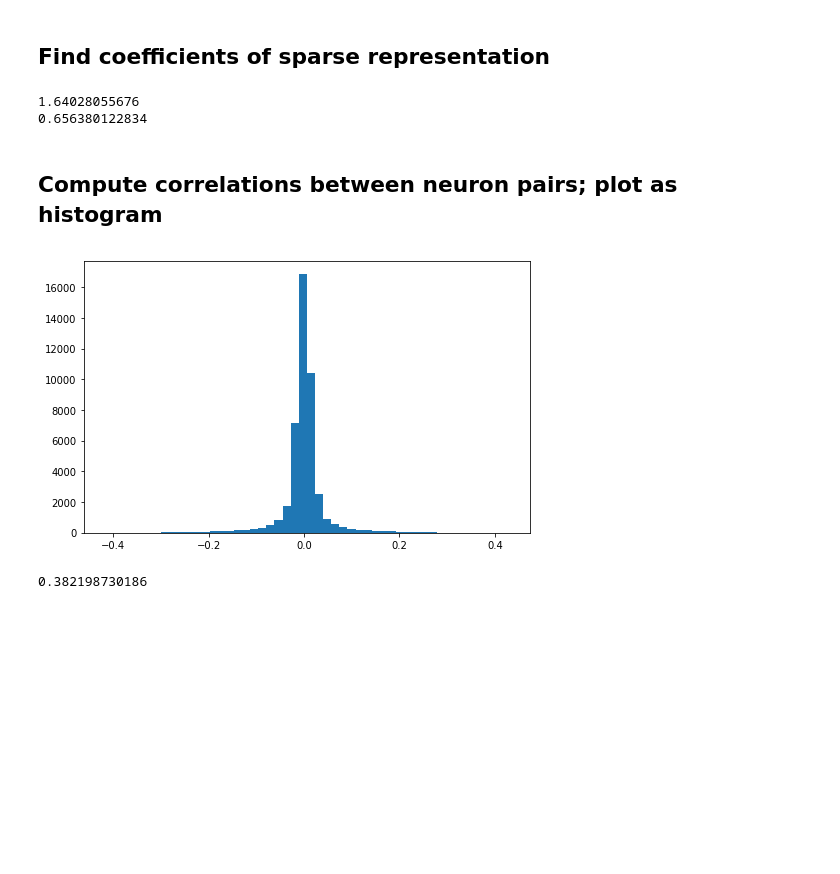
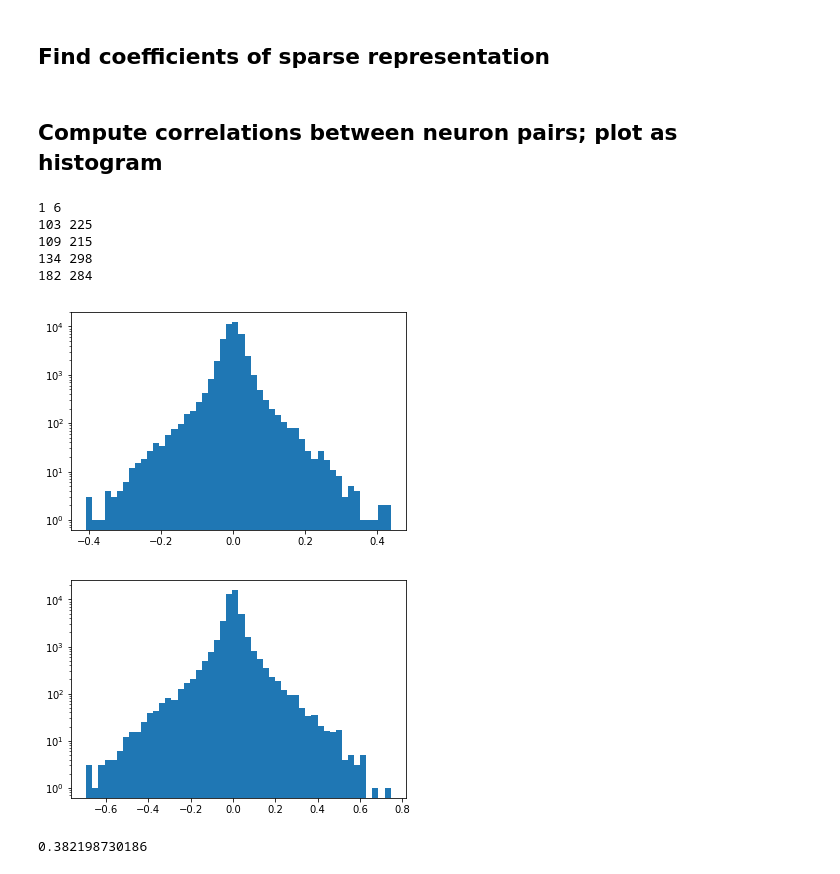
Before and after one commit to ncinko/RW, a Jupyter notebook: Correlation studies.ipynb, the cells around one changed output. Saved outputs shown, nothing was run; the diff lists cells and outputs as text; code cells hidden in the pictures; blank space fills up the shorter version.

```diff
--- a/Correlation studies.ipynb
+++ b/Correlation studies.ipynb
@@ -62,13 +115,6 @@ I = sample_images(10000, IMAGES)
 ## Find coefficients of sparse representation
 # %%
 ahat = fista.fista(I, bases, lambdav = 0.01, max_iterations=50)
-# %%
-print(np.sum(np.log(1 + ahat**2)))
-
-print(np.sum(I-bases.dot(ahat))**2)
-# %% [output]
-1.64028055676
-0.656380122834
 # %%
 ahat_list = np.zeros([100, ahat.shape[0], ahat.shape[1]])
 # %% [markdown]
@@ -80,13 +126,23 @@ neuron_pairs = combinations(range(300),2)
 for i,j in neuron_pairs:
     corr = np.corrcoef(ahat[i,:], ahat[j,:])[0, 1]
     corr_list.append(corr)
-    #if abs(corr) > 0.4 and i != j:
-        #print(i,j)
+    if abs(corr) > 0.4 and i != j:
+        print(i,j)
+# %% [output]
+1 6
+103 225
+109 215
+134 298
+182 284
 # %%
-corr_hist = plt.hist(corr_list,50)
+corr_hist = plt.hist(corr_list,50, log = True)
 plt.show()
+
+plt.hist(avg_noise_corr_list,50, log = True)
+plt.show()
 # %% [output]
-[figure, old version]
+[figure, new version]
+[figure, added]
 # %%
 plt.scatter(ahat[56,:], ahat[148,:])
 print(np.corrcoef(ahat[58,:], ahat[148,:])[0, 1])
```
Also changed, not shown: parts of 8 cells of this notebook.
